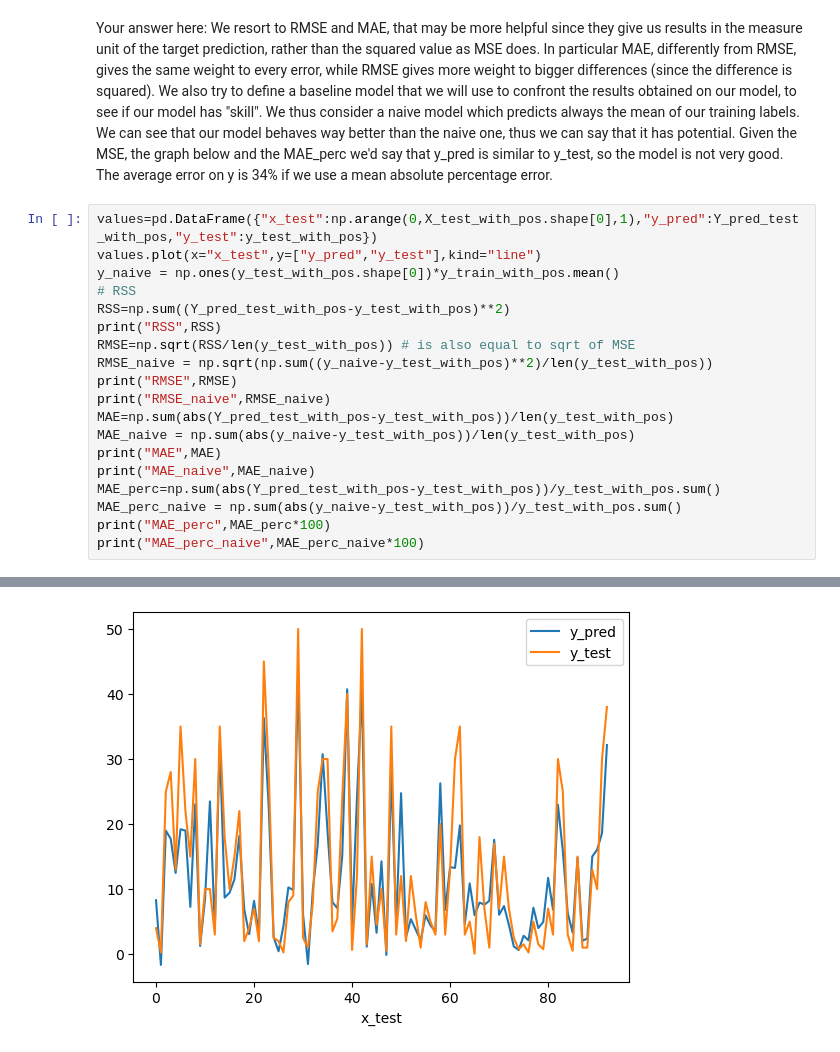
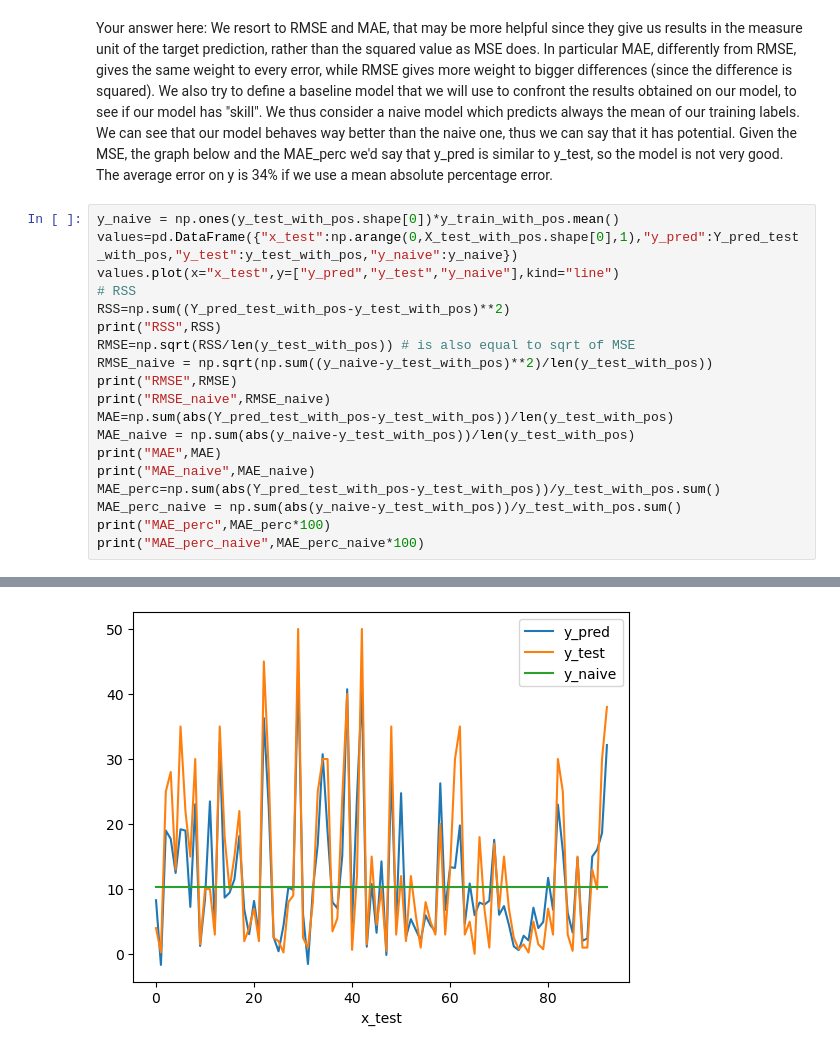
Before and after one commit to Michele2301/MALIS-projects, a Jupyter notebook: lab1/linear/linear.ipynb, the cells around one changed output, grey strips where cells are left out. Cells and saved outputs as stored; diff of their text form.

```diff
--- a/lab1/linear/linear.ipynb
+++ b/lab1/linear/linear.ipynb
@@ -436,9 +437,9 @@ In particular MAE, differently from RMSE, gives the same weight to every error,
 We also try to define a baseline model that we will use to confront the results obtained on our model, to see if our model has "skill". We thus consider a naive model which predicts always the mean of our training labels. We can see that our model behaves way better than the naive one, thus we can say that it has potential.
 Given the MSE, the graph below and the MAE_perc we'd say that y_pred is similar to y_test, so the model is not very good. The average error on y is 34% if we use a mean absolute percentage error.
 # %%
-values=pd.DataFrame({"x_test":np.arange(0,X_test_with_pos.shape[0],1),"y_pred":Y_pred_test_with_pos,"y_test":y_test_with_pos})
-values.plot(x="x_test",y=["y_pred","y_test"],kind="line")
 y_naive = np.ones(y_test_with_pos.shape[0])*y_train_with_pos.mean()
+values=pd.DataFrame({"x_test":np.arange(0,X_test_with_pos.shape[0],1),"y_pred":Y_pred_test_with_pos,"y_test":y_test_with_pos,"y_naive":y_naive})
+values.plot(x="x_test",y=["y_pred","y_test","y_naive"],kind="line")
 # RSS
 RSS=np.sum((Y_pred_test_with_pos-y_test_with_pos)**2)
 print("RSS",RSS)
@@ -465 +466 @@ MAE_perc_naive 82.59685253528004
-[figure, old version]
+[figure, new version]
```
Also changed, not shown: parts of 4 cells of this notebook, 1 other file.
